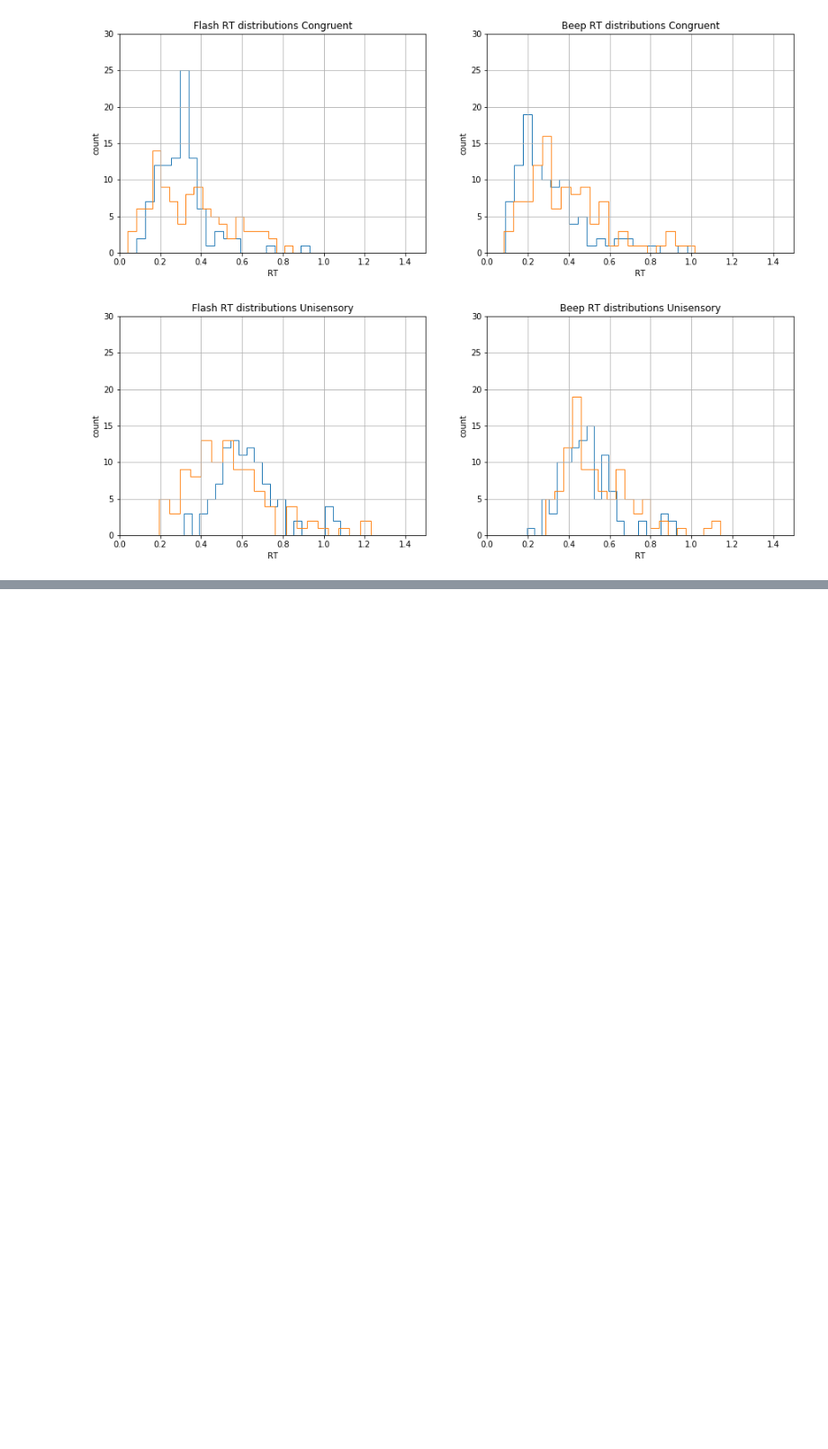
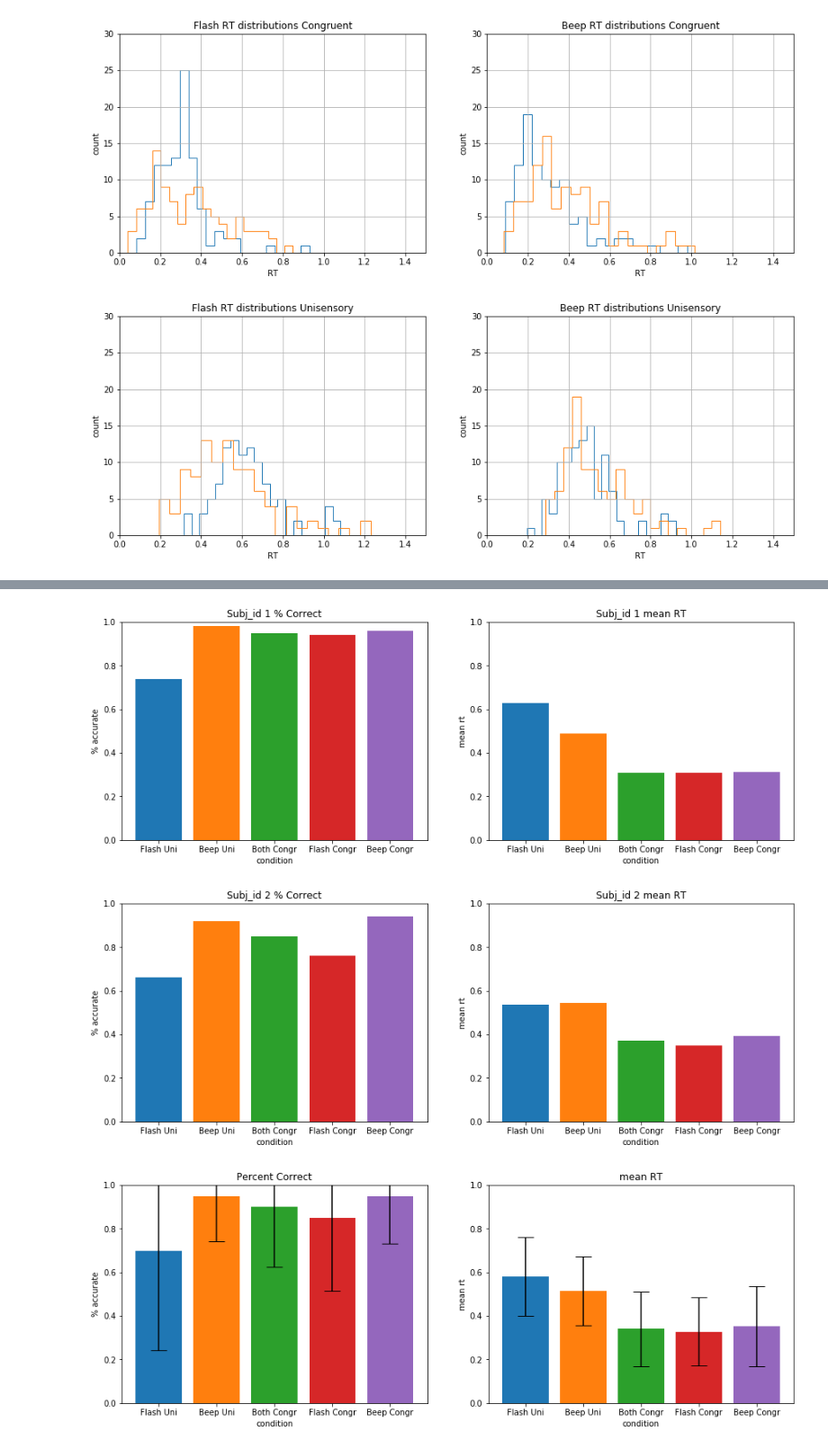
Before and after one commit to chauedwin/NumerosityHDDM, a Jupyter notebook: NewExperiment.ipynb, the cells around one changed output, grey strips where cells are left out. Shown: that part at 90% size. Cells and saved outputs as stored; diff of their text form; code cells hidden in the pictures; blank space fills up the shorter version.

```diff
--- a/NewExperiment.ipynb
+++ b/NewExperiment.ipynb
@@ -141,2 +135,11 @@ Name: acc, dtype: int64
 [figure]
 [figure]
+# %%
+### Calculate standard error for each condition(flash response)
+def calcstderr(data, col):
+    num = float(0)
+    count = 0
+    for i, subj_data in data.groupby('Subj_id'):
+        num += subj_data[col].std()
+        count += 1
+    return(num/count)
@@ -142,0 +207,8 @@ Name: acc, dtype: int64
+# %%
+plotbars(unif, unib, congrf, congrb, "Subj_id 1 % Correct", "Subj_id 1 mean RT", 1)
+plotbars(unif, unib, congrf, congrb, "Subj_id 2 % Correct", "Subj_id 2 mean RT", 2)
+plotbars(unif, unib, congrf, congrb, "Percent Correct", "mean RT")
+# %% [output]
+[figure, added]
+[figure, added]
+[figure, added]
```
Also changed, not shown: parts of 6 cells of this notebook, 1 other file.
